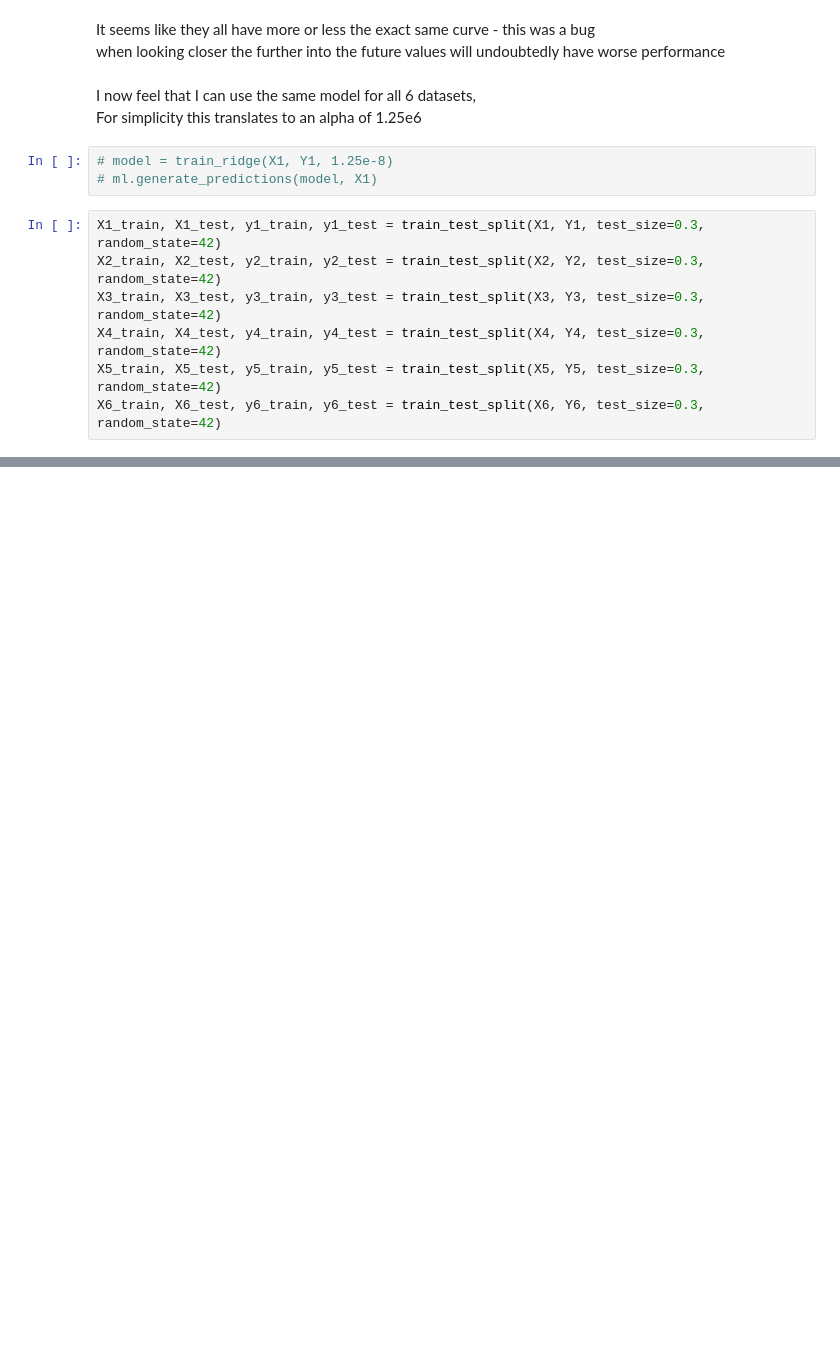
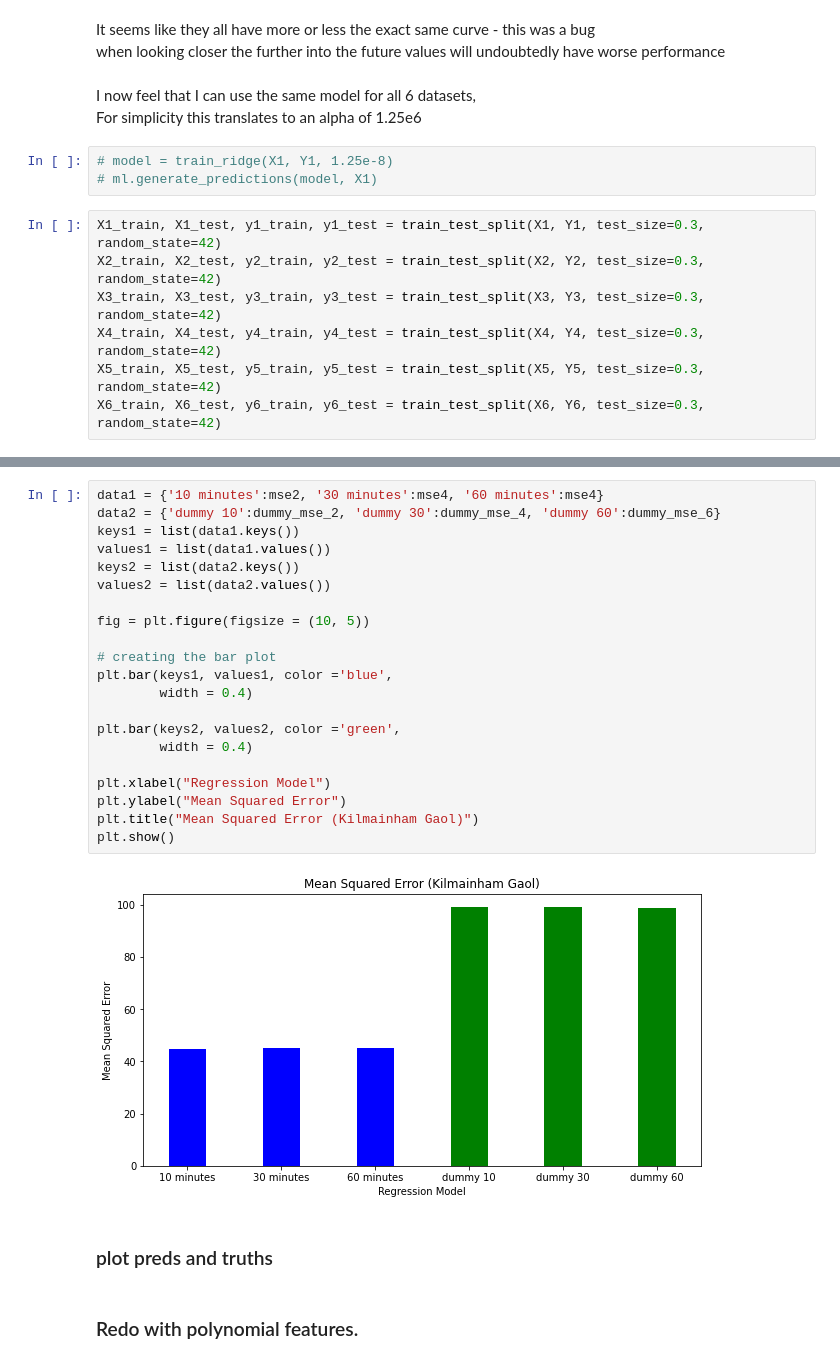
Before and after one commit to daltHub/Final-Assignment, a Jupyter notebook: ridge.ipynb, the cells around one changed output, grey strips where cells are left out. Cells and saved outputs as stored; diff of their text form; blank space fills up the shorter version.

```diff
--- a/ridge.ipynb
+++ b/ridge.ipynb
@@ -316,0 +356,27 @@ Name: AVAILABLE BIKES, Length: 5396, dtype: int64
+# %%
+data1 = {'10 minutes':mse2, '30 minutes':mse4, '60 minutes':mse4}
+data2 = {'dummy 10':dummy_mse_2, 'dummy 30':dummy_mse_4, 'dummy 60':dummy_mse_6}
+keys1 = list(data1.keys())
+values1 = list(data1.values())
+keys2 = list(data2.keys())
+values2 = list(data2.values())
+
+fig = plt.figure(figsize = (10, 5))
+
+# creating the bar plot
+plt.bar(keys1, values1, color ='blue',
+        width = 0.4)
+
+plt.bar(keys2, values2, color ='green',
+        width = 0.4)
+
+plt.xlabel("Regression Model")
+plt.ylabel("Mean Squared Error")
+plt.title("Mean Squared Error (Kilmainham Gaol)")
+plt.show()
+# %% [output]
+[figure, added]
+# %% [markdown]
+### plot preds and truths
+# %% [markdown]
+### Redo with polynomial features.
```
Also changed, not shown: parts of 17 cells of this notebook, 2 other files.
